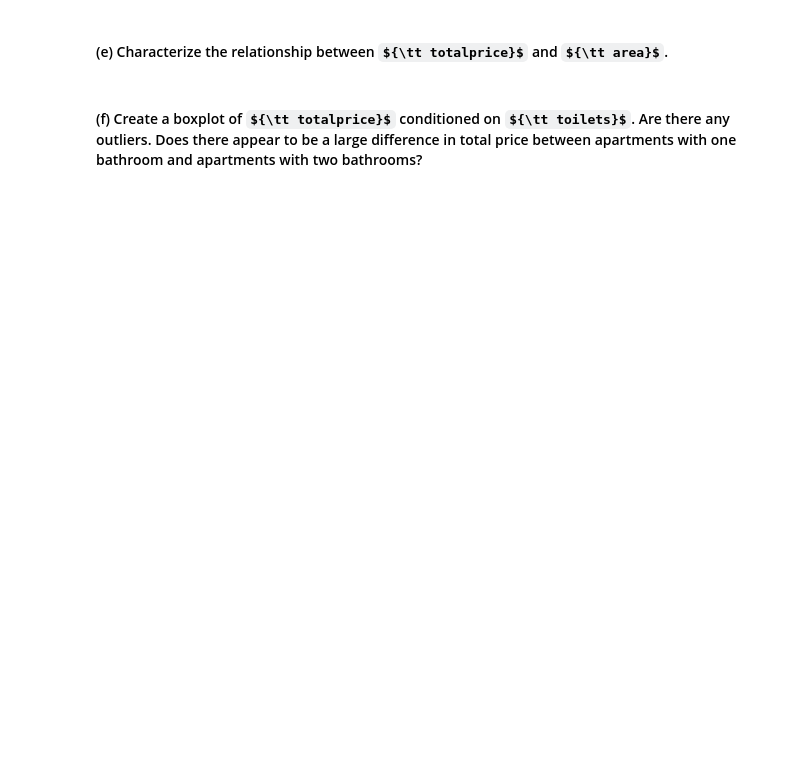
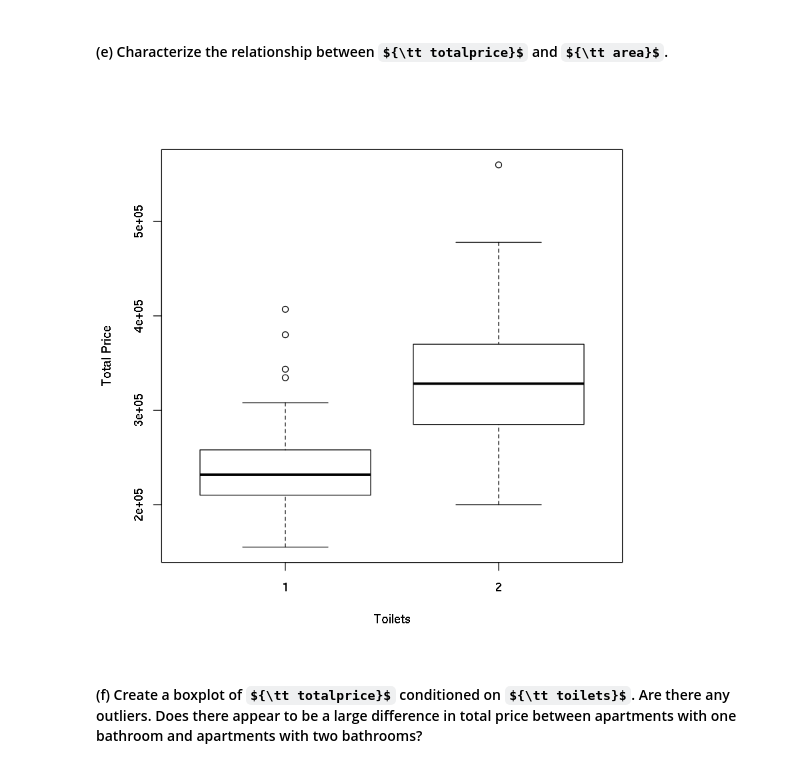
Before and after one commit to dskrenta/appm-4570, a Jupyter notebook: week1/hwk1_Sp18_appm4570-computational.ipynb, the cells around one changed output. Drawn from its saved outputs; the diff is of its cells as text; code cells hidden in the pictures; some formulas as TeX source; blank space fills up the shorter version.

```diff
--- a/week1/hwk1_Sp18_appm4570-computational.ipynb
+++ b/week1/hwk1_Sp18_appm4570-computational.ipynb
@@ -78,4 +226,8 @@ Here are descriptions of the variables:
 # %% [markdown]
 #### (e) Characterize the relationship between ${\tt totalprice}$ and ${\tt area}$.
+# %%
+boxplot(totalprice~toilets, data=data, xlab="Toilets", ylab="Total Price")
+# %% [output]
+[figure, added]
 # %% [markdown]
 #### (f) Create a boxplot of ${\tt totalprice}$ conditioned on ${\tt toilets}$. Are there any outliers. Does there appear to be a large difference in total price between apartments with one bathroom and apartments with two bathrooms?
```
Also changed, not shown: parts of 13 cells of this notebook, 1 other file.
